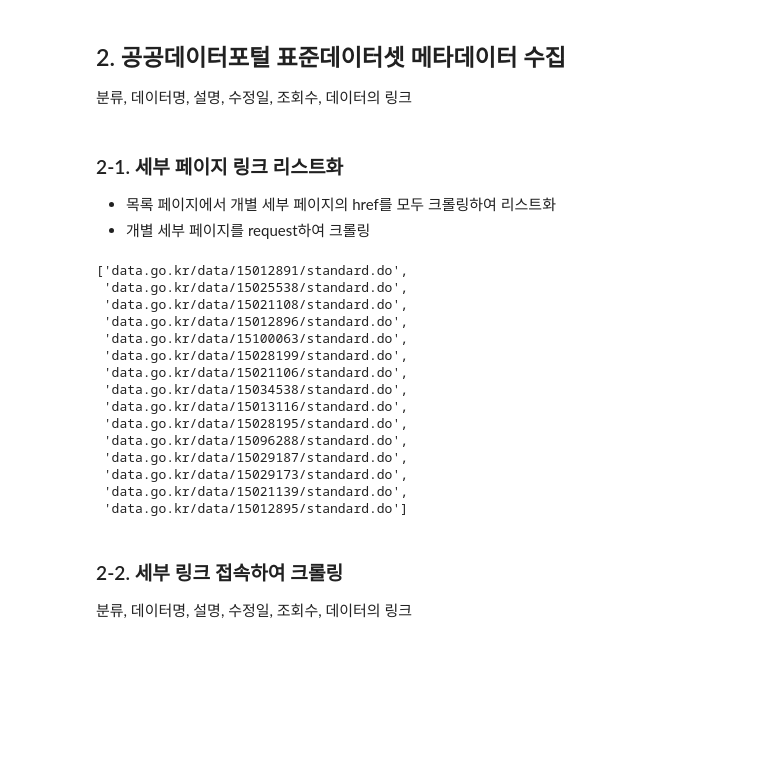
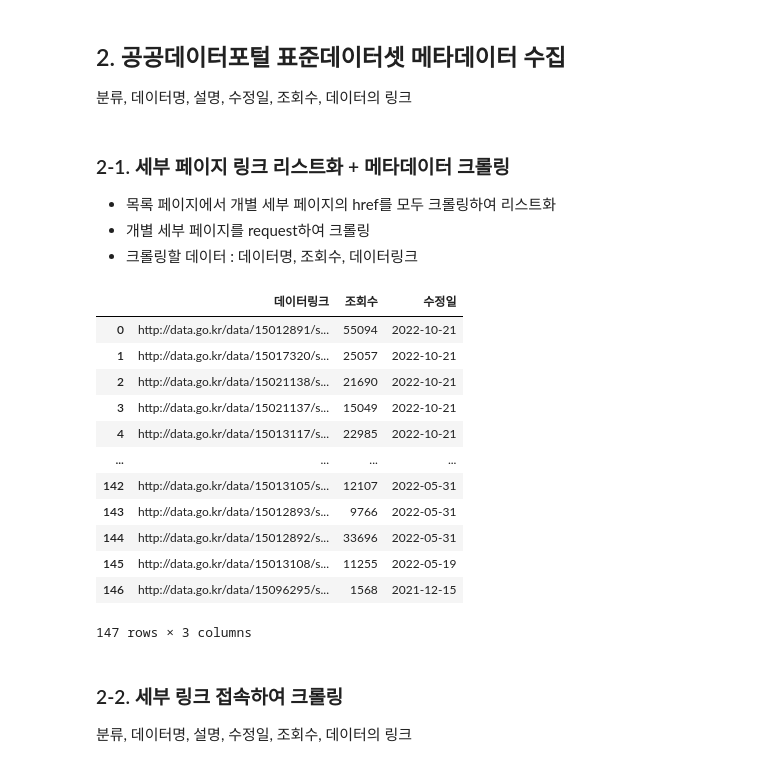
Before and after one commit to An-JIeun/portfolio, a Jupyter notebook: 텍스트마이닝_수업/assignment1.ipynb, the cells around one changed output. Drawn from its saved outputs; the diff is of its cells as text; code cells hidden in the pictures; blank space fills up the shorter version.

```diff
--- a/텍스트마이닝_수업/assignment1.ipynb
+++ b/텍스트마이닝_수업/assignment1.ipynb
@@ -70,6 +69,7 @@ url2 = 'https://www.data.go.kr/tcs/dss/selectDataSetList.do?dType=STD&keyword=&d
 for i in range(1,16,1):
     page = requests.get(url2%str(i))
 # %% [markdown]
-### 2-1. 세부 페이지 링크 리스트화
+### 2-1. 세부 페이지 링크 리스트화 + 메타데이터 크롤링
 - 목록 페이지에서 개별 세부 페이지의 href를 모두 크롤링하여 리스트화
 - 개별 세부 페이지를 request하여 크롤링
+- 크롤링할 데이터 : 데이터명, 조회수, 데이터링크
@@ -87,21 +102,19 @@ for i in range(1,16,1):
-# %%
-acc_links
-# %% [output]
-['data.go.kr/data/15012891/standard.do',
- 'data.go.kr/data/15025538/standard.do',
- 'data.go.kr/data/15021108/standard.do',
- 'data.go.kr/data/15012896/standard.do',
- 'data.go.kr/data/15100063/standard.do',
- 'data.go.kr/data/15028199/standard.do',
- 'data.go.kr/data/15021106/standard.do',
- 'data.go.kr/data/15034538/standard.do',
- 'data.go.kr/data/15013116/standard.do',
- 'data.go.kr/data/15028195/standard.do',
- 'data.go.kr/data/15096288/standard.do',
- 'data.go.kr/data/15029187/standard.do',
- 'data.go.kr/data/15029173/standard.do',
- 'data.go.kr/data/15021139/standard.do',
- 'data.go.kr/data/15012895/standard.do']
+# %%
+links
+# %% [output]
+|  | 데이터링크 | 조회수 | 수정일 |
+| 0 | http://data.go.kr/data/15012891/s... | 55094 | 2022-10-21 |
+| 1 | http://data.go.kr/data/15017320/s... | 25057 | 2022-10-21 |
+| 2 | http://data.go.kr/data/15021138/s... | 21690 | 2022-10-21 |
+| 3 | http://data.go.kr/data/15021137/s... | 15049 | 2022-10-21 |
+| 4 | http://data.go.kr/data/15013117/s... | 22985 | 2022-10-21 |
+| ... | ... | ... | ... |
+| 142 | http://data.go.kr/data/15013105/s... | 12107 | 2022-05-31 |
+| 143 | http://data.go.kr/data/15012893/s... | 9766 | 2022-05-31 |
+| 144 | http://data.go.kr/data/15012892/s... | 33696 | 2022-05-31 |
+| 145 | http://data.go.kr/data/15013108/s... | 11255 | 2022-05-19 |
+| 146 | http://data.go.kr/data/15096295/s... | 1568 | 2021-12-15 |
+147 rows × 3 columns
 # %% [markdown]
 ### 2-2. 세부 링크 접속하여 크롤링
 분류, 데이터명, 설명, 수정일, 조회수, 데이터의 링크
```
Also changed, not shown: parts of 11 cells of this notebook.
